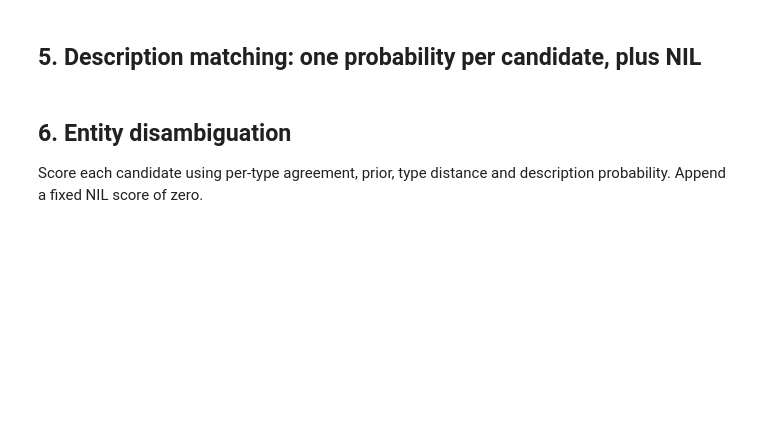
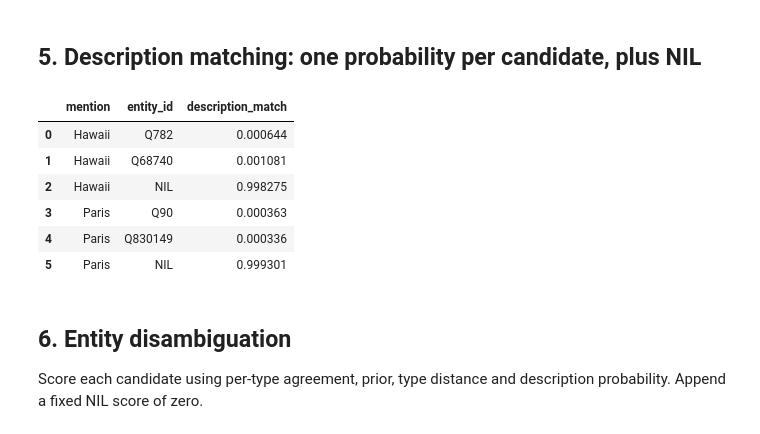
Before and after one commit to WeerayutBu/learning-llm-components, a Jupyter notebook: inf_entity_linking/models.ipynb, the cells around one changed output. Saved outputs shown, nothing was run; the diff lists cells and outputs as text; code cells hidden in the pictures; blank space fills up the shorter version.

```diff
--- a/inf_entity_linking/models.ipynb
+++ b/inf_entity_linking/models.ipynb
@@ -256,32 +282,47 @@ display(description_table)
 # %% [markdown]
 ## 5. Description matching: one probability per candidate, plus NIL
 # %%
-class DescriptionMatching(nn.Module):
-    """Project mention vectors; compare with candidate description vectors."""
-    def __init__(self, hidden_size=8, description_size=4):
+class EDLayer(nn.Module):
+    def __init__(self, description_encoder, mention_dim=768, output_dim=300):
         super().__init__()
-        self.mention_projection = nn.Linear(hidden_size, description_size)
+        self.description_encoder = description_encoder
+        self.mention_projection = nn.Linear(mention_dim, output_dim)
+        self.mention_projection.apply(init_weights)
 
-    def forward(self, mention_vectors, description_vectors, candidate_mask):
-        projected = self.mention_projection(mention_vectors)
-        similarities = (description_vectors * projected.unsqueeze(1)).sum(-1)
-        similarities = similarities.masked_fill(~candidate_mask, -1e8)
-        none_score = similarities.new_zeros((similarities.size(0), 1))
-        return torch.cat((similarities, none_score), dim=1).softmax(-1)
+    def forward(self, mention_embeddings, candidate_desc, candidate_entity_targets=None, candidate_desc_emb=None):
+        projected = self.mention_projection(mention_embeddings)
+        vectors = self.description_encoder(candidate_desc) if candidate_desc_emb is None else candidate_desc_emb
+        scores = (vectors @ projected.unsqueeze(-1)).squeeze(-1)
+        # Upstream masks missing descriptions separately from candidate validity.
+        valid = candidate_desc[:, :, 0].ne(self.description_encoder.pad_token_id) if candidate_desc_emb is None else candidate_desc_emb[:, :, 0].ne(0)
+        scores = scores.masked_fill(~valid, -100)
+        scores = torch.cat((scores, scores.new_zeros((scores.size(0), 1))), dim=-1)
+        loss = None
+        if candidate_entity_targets is not None:
+            targets = candidate_entity_targets.argmax(-1)
+            missing = scores[torch.arange(scores.size(0), device=scores.device), targets].eq(-100)
+            targets = targets.masked_fill(missing, scores.size(-1) - 1)
+            loss = F.cross_entropy(scores, targets)
+        return loss, scores.softmax(-1)
 
-description_matching = DescriptionMatching(
-    hidden_size=mention_vectors.shape[-1],
-    description_size=description_vectors.shape[-1],
-).eval()
 
+description_matching = EDLayer(description_encoder, mention_dim=config.hidden_size).eval()
 with torch.no_grad():
-    description_probabilities = description_matching(mention_vectors, description_vectors, candidate_mask)
+    _, description_probabilities = description_matching(mention_vectors, description_ids)
 
-score_entity_ids = candidate_ids[0] + ["NIL"] + candidate_ids[1] + ["NIL"]
-score_mentions = [mention_texts[0]] * (num_candidates + 1) + [mention_texts[1]] * (num_candidates + 1)
+score_entity_ids = [entity for ids in candidate_ids for entity in ids + ["NIL"]]
+score_mentions = [mention for mention in mention_texts for _ in range(num_candidates + 1)]
 match_table = pd.DataFrame({"mention": score_mentions, "entity_id": score_entity_ids,
-                            "description_match": description_probabilities.detach().flatten().tolist()})
+                            "description_match": description_probabilities.flatten().tolist()})
 display(match_table)
+# %% [output]
+|  | mention | entity_id | description_match |
+| 0 | Hawaii | Q782 | 0.000644 |
+| 1 | Hawaii | Q68740 | 0.001081 |
+| 2 | Hawaii | NIL | 0.998275 |
+| 3 | Paris | Q90 | 0.000363 |
+| 4 | Paris | Q830149 | 0.000336 |
+| 5 | Paris | NIL | 0.999301 |
 # %% [markdown]
 ## 6. Entity disambiguation
 
```
Also changed, not shown: parts of 14 cells of this notebook, 4 other files.
